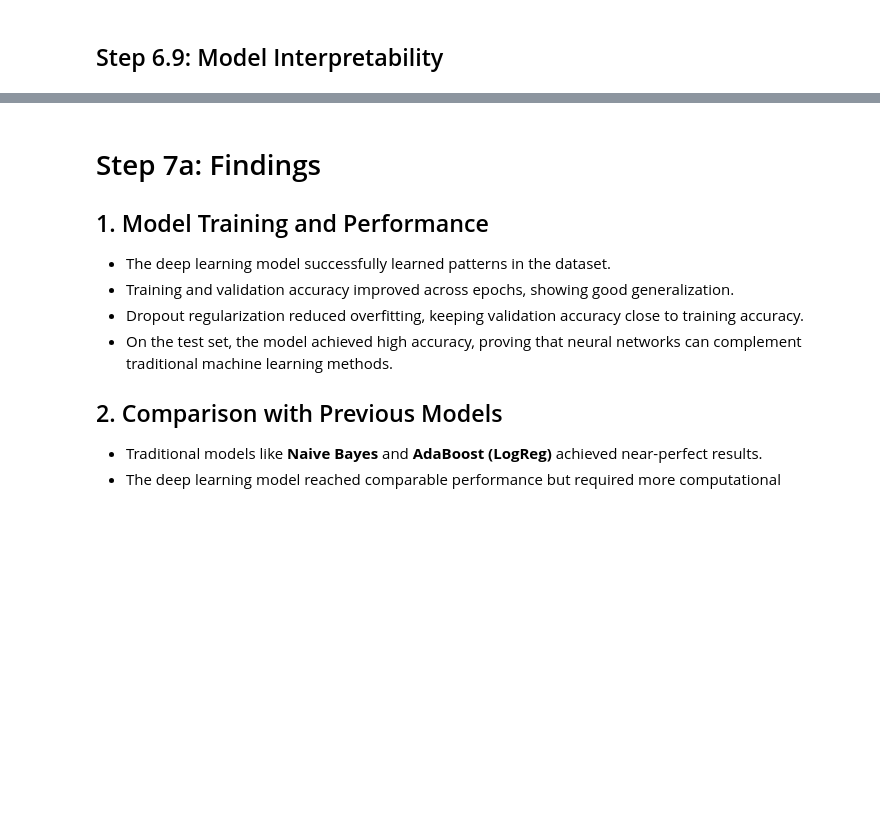
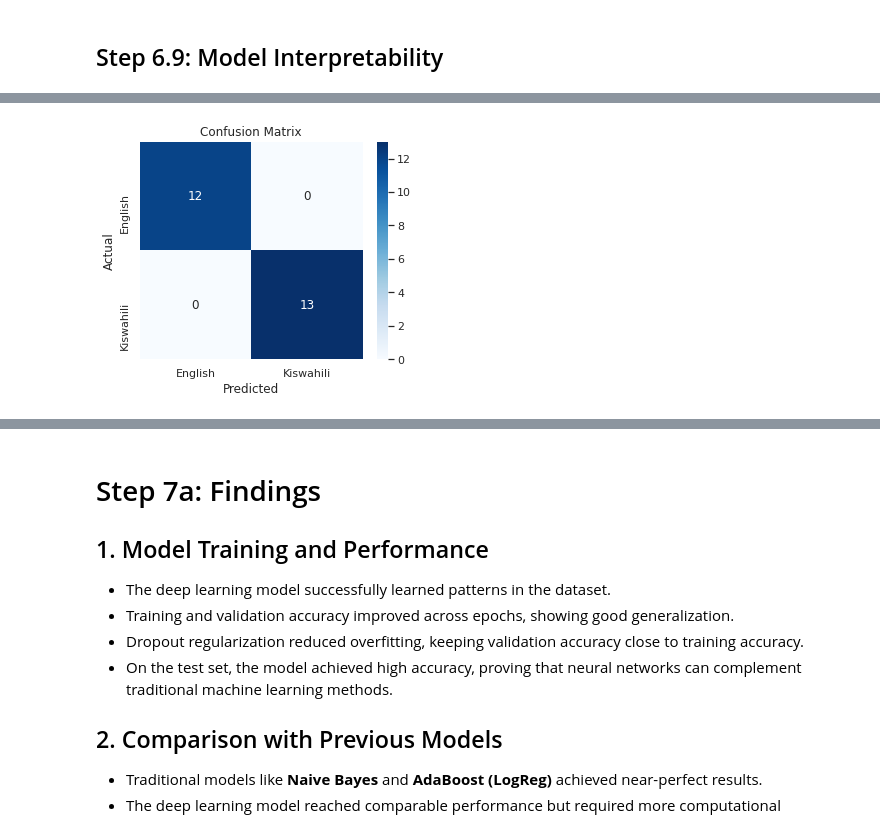
Before and after one commit to OndiekiFrank/kenya-constitution-ai-agent, a Jupyter notebook: Notebooks/kenya_constitution_ai_agent.ipynb, the cells around one changed output, grey strips where cells are left out. Drawn from its saved outputs; the diff is of its cells as text; code cells hidden in the pictures; blank space fills up the shorter version.

Commit message:
Add Calssification Report to Model interpretability.

```diff
--- a/Notebooks/kenya_constitution_ai_agent.ipynb
+++ b/Notebooks/kenya_constitution_ai_agent.ipynb
@@ -1507,0 +1456,85 @@ NameError: name 'vectorizer' is not defined
+# %%
+# Step 7: Model Interpretation & Evaluation
+import numpy as np
+import matplotlib.pyplot as plt
+import seaborn as sns
+from sklearn.model_selection import train_test_split
+from sklearn.linear_model import LogisticRegression
+from sklearn.metrics import classification_report, confusion_matrix
+from PIL import Image
+
+# --- PIL Compatibility Fix ---
+if not hasattr(Image, 'Resampling'):
+    Image.Resampling = Image  # Patch for older Pillow versions
+
+# ==============================
+# Split Data
+# ==============================
+X_train, X_test, y_train, y_test = train_test_split(
+    X_tfidf, y, test_size=0.2, random_state=42, stratify=y
+)
+
+# ==============================
+# Train Logistic Regression
+# ==============================
+logreg = LogisticRegression(max_iter=1000, random_state=42)
+logreg.fit(X_train, y_train)
+
+# ==============================
+# Evaluation
+# ==============================
+y_pred = logreg.predict(X_test)
+print("\n--- Classification Report ---\n")
+print(classification_report(y_test, y_pred))
+
+# Confusion Matrix
+cm = confusion_matrix(y_test, y_pred, labels=logreg.classes_)
+plt.figure(figsize=(5, 4))
+sns.heatmap(cm, annot=True, fmt="d", cmap="Blues",
+            xticklabels=logreg.classes_,
+            yticklabels=logreg.classes_)
+plt.title("Confusion Matrix")
+plt.xlabel("Predicted")
+plt.ylabel("Actual")
+plt.show()
+
+# ==============================
+# Feature Importance
+# ==============================
+feature_names = np.array(tfidf_vectorizer.get_feature_names_out())
+coef = logreg.coef_[0]
+
+# Top 15 for each class
+top_class1 = np.argsort(coef)[-15:]
+top_class0 = np.argsort(coef)[:15]
+
+print("\n--- Top Features for Each Language ---\n")
+print("Class:", logreg.classes_[1])
+print(feature_names[top_class1])
+print("\nClass:", logreg.classes_[0])
+print(feature_names[top_class0])
+
+# ==============================
+# Visualization of Top Features
+# ==============================
+def plot_top_features(coef, feature_names, top_n=15, class_label="Class"):
+    top_pos = np.argsort(coef)[-top_n:]
+    top_neg = np.argsort(coef)[:top_n]
+
+    plt.figure(figsize=(10, 6))
+    plt.barh(range(top_n), coef[top_pos], color="blue")
+    plt.yticks(range(top_n), feature_names[top_pos])
+    plt.title(f"Top {top_n} Features for {class_label} (Positive)")
+    plt.xlabel("Coefficient Value")
+    plt.show()
+
+    plt.figure(figsize=(10, 6))
+    plt.barh(range(top_n), coef[top_neg], color="red")
+    plt.yticks(range(top_n), feature_names[top_neg])
+    plt.title(f"Top {top_n} Features for {class_label} (Negative)")
+    plt.xlabel("Coefficient Value")
+    plt.show()
+
+# Call the plotting function
+plot_top_features(coef, feature_names, top_n=15, class_label="Language Classification")
+# %% [output]
@@ -1507,0 +1551 @@ NameError: name 'vectorizer' is not defined
+[figure, added]
```
Also changed, not shown: parts of 2 cells of this notebook.
